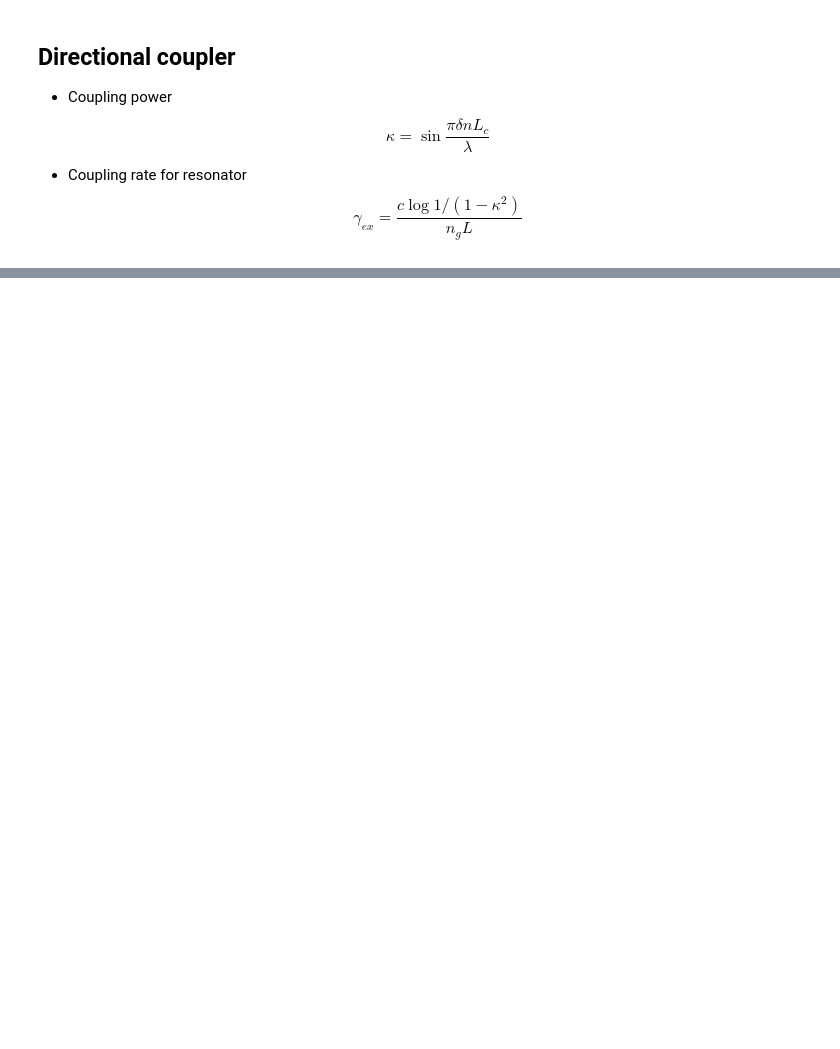
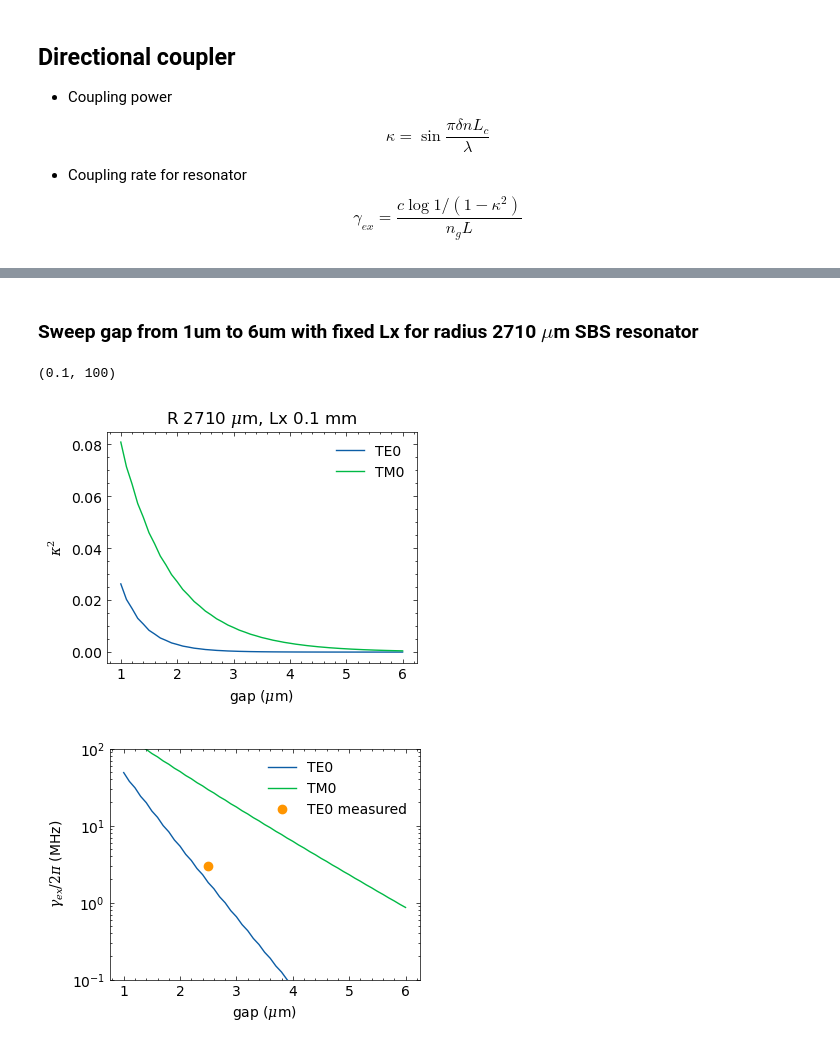
Before and after one commit to kaikai-liu/pyphotonicsims, a Jupyter notebook: notebook/1-coupled-resonator-simulation/directional-coupler-design-simulation.ipynb, the cells around one changed output, grey strips where cells are left out. Saved outputs shown, nothing was run; the diff lists cells and outputs as text; code cells hidden in the pictures; blank space fills up the shorter version.

```diff
--- a/notebook/1-coupled-resonator-simulation/directional-coupler-design-simulation.ipynb
+++ b/notebook/1-coupled-resonator-simulation/directional-coupler-design-simulation.ipynb
@@ -43,0 +66,32 @@ plt.ylim((0, 5))
+# %% [markdown]
+### Sweep gap from 1um to 6um with fixed Lx for radius 2710 $\mu$m SBS resonator
+# %%
+wl = 1550e-9
+ng = 1.53
+Lx = 0.1e-3
+L = 2*np.pi*2710e-6
+
+WG_mode_dir = {'TE0': 0, 'TE1': 1, 'TM0': 2, 'TM1': 3}
+mode_list = ['TE0', 'TM0']
+mode_ind = [WG_mode_dir[mode] for mode in mode_list]
+ka2 = directional_coupler(dneff[mode_ind, :], Lx, wl)
+r_ex = cavity_coupling_rate(ka2, ng, L)/(2*np.pi*1e6)
+
+plt.figure()
+plt.plot(gapx*1e6, ka2.T)
+plt.xlabel(r'gap ($\mu$m)')
+plt.ylabel(r'$\kappa^2$')
+plt.legend(mode_list)
+plt.title(r'R 2710 $\mu$m, Lx ' + f'{Lx*1e3:.1f} mm')
+
+plt.figure()
+plt.semilogy(gapx*1e6, r_ex.T)
+plt.semilogy(2.5, 3.0, 'o')
+plt.xlabel(r'gap ($\mu$m)')
+plt.ylabel(r'$\gamma_{ex}/2\pi$ (MHz)')
+plt.legend(mode_list + ['TE0 measured'])
+plt.ylim((0.1, 100))
+# %% [output]
+(0.1, 100)
+[figure, added]
+[figure, added]
```
Also changed, not shown: parts of 11 cells of this notebook, 2 other files.
